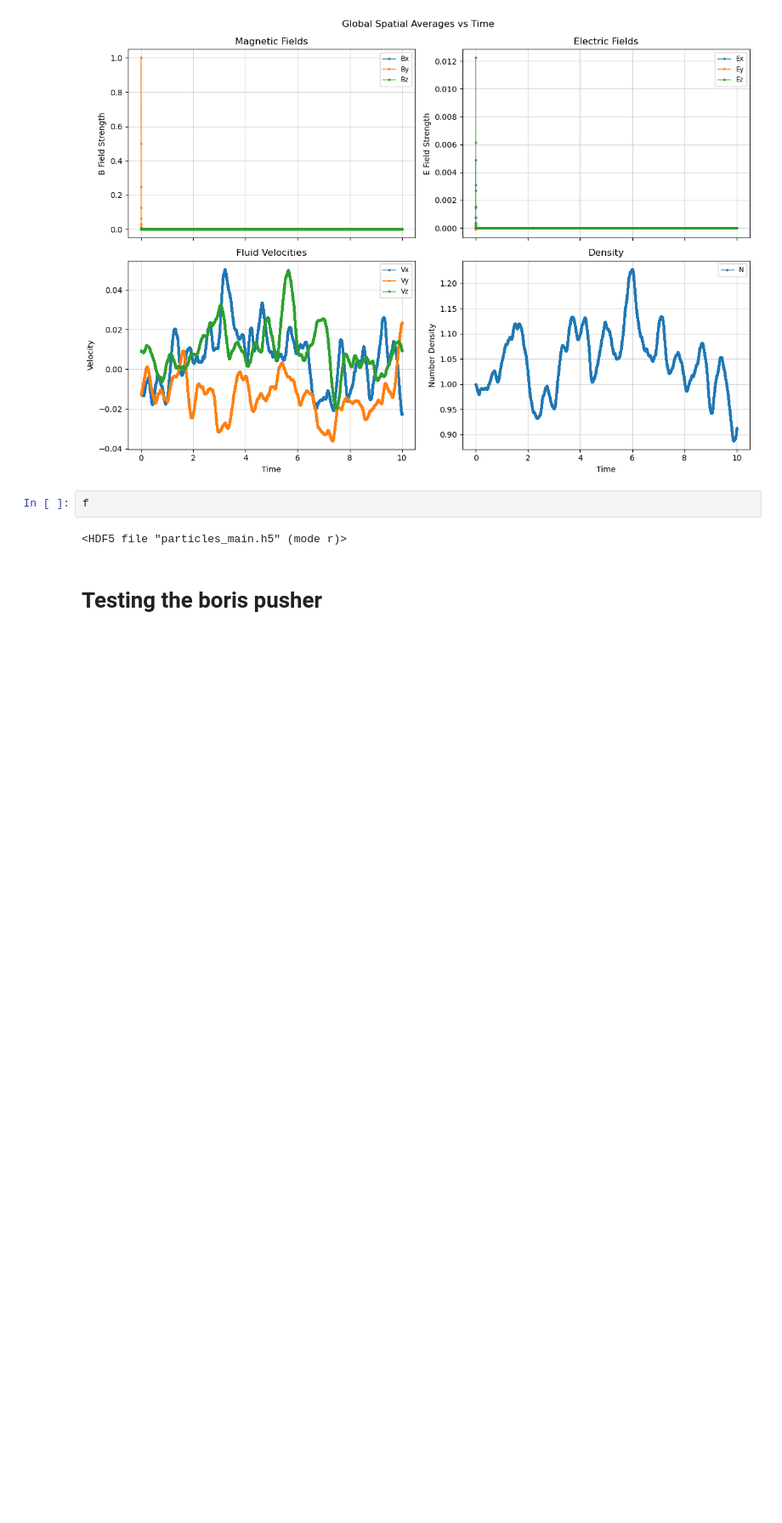
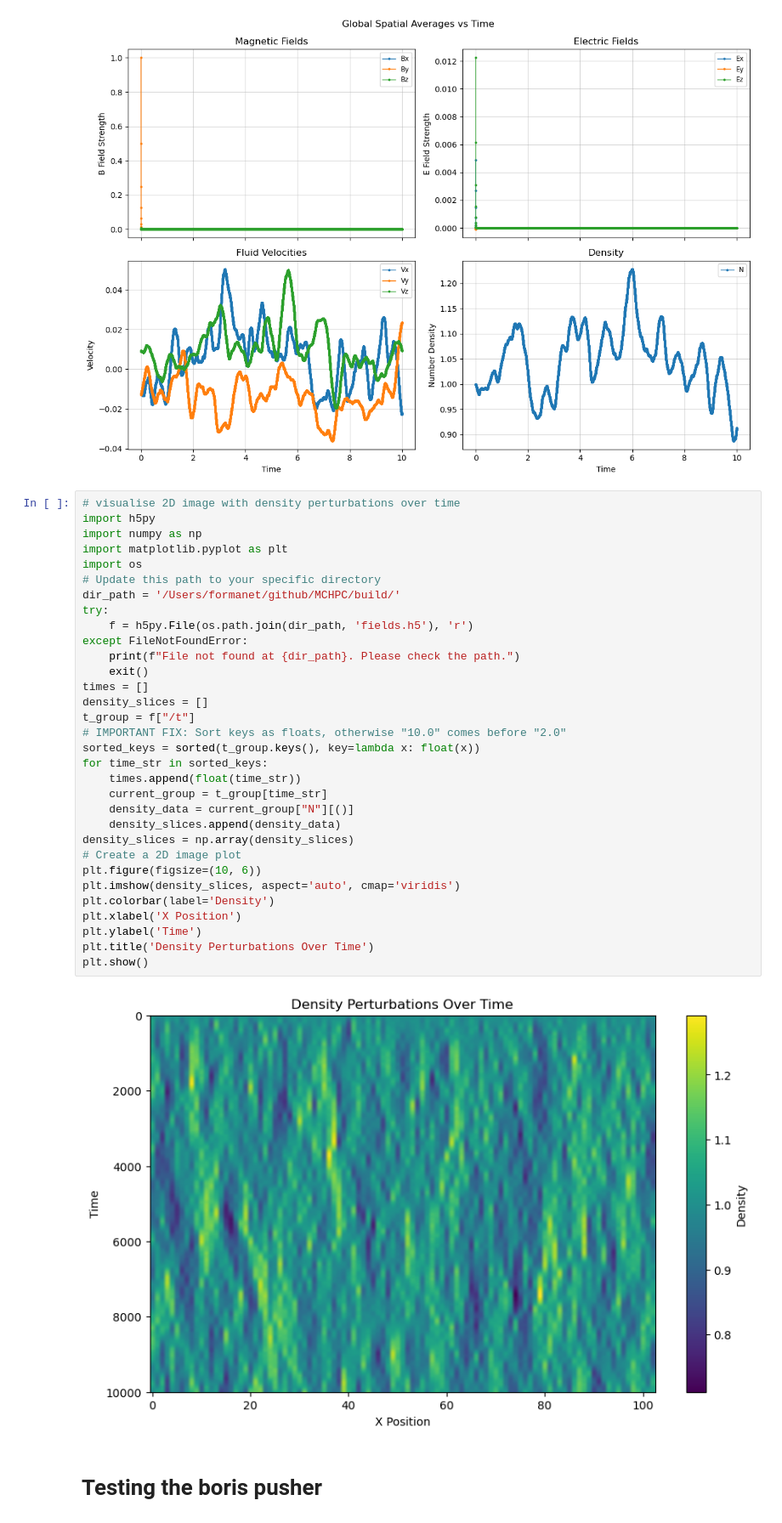
Before and after one commit to formanet415/IRT, a Jupyter notebook: test_results.ipynb, the cells around one changed output. Shown at 85% size. Saved outputs shown, nothing was run; the diff lists cells and outputs as text; blank space fills up the shorter version.

Commit message:
added a density perturbation diagram

```diff
--- a/test_results.ipynb
+++ b/test_results.ipynb
@@ -145,10 +145,40 @@ plt.show()
 f.close()
 # %% [output]
 [figure]
-# %%
-f
-# %% [output]
-<HDF5 file "particles_main.h5" (mode r)>
+# %%
+# visualise 2D image with density perturbations over time
+import h5py
+import numpy as np
+import matplotlib.pyplot as plt
+import os
+# Update this path to your specific directory
+dir_path = '/Users/formanet/github/MCHPC/build/'
+try:
+    f = h5py.File(os.path.join(dir_path, 'fields.h5'), 'r')
+except FileNotFoundError:
+    print(f"File not found at {dir_path}. Please check the path.")
+    exit()
+times = []
+density_slices = []
+t_group = f["/t"]
+# IMPORTANT FIX: Sort keys as floats, otherwise "10.0" comes before "2.0"
+sorted_keys = sorted(t_group.keys(), key=lambda x: float(x))
+for time_str in sorted_keys:
+    times.append(float(time_str))
+    current_group = t_group[time_str]
+    density_data = current_group["N"][()]
+    density_slices.append(density_data)
+density_slices = np.array(density_slices)
+# Create a 2D image plot
+plt.figure(figsize=(10, 6))
+plt.imshow(density_slices, aspect='auto', cmap='viridis')
+plt.colorbar(label='Density')
+plt.xlabel('X Position')
+plt.ylabel('Time')
+plt.title('Density Perturbations Over Time')
+plt.show()
+# %% [output]
+[figure, added]
 # %% [markdown]
 # Testing the boris pusher
 # %%
```
